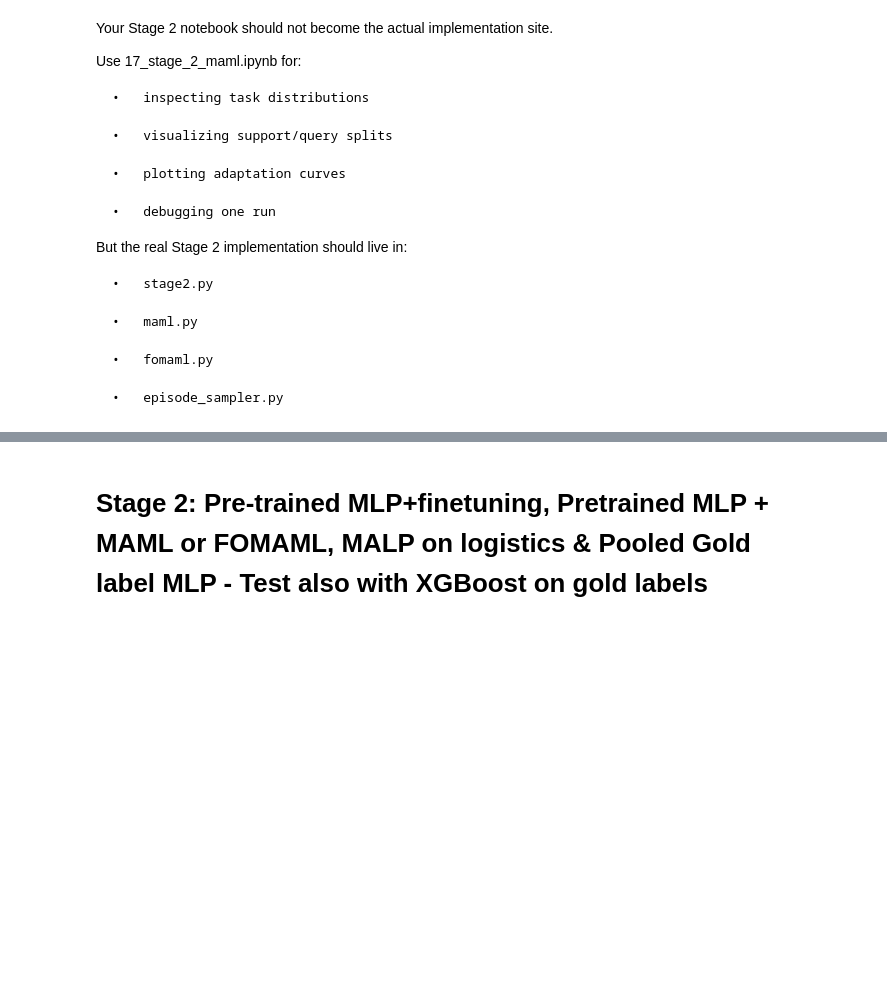
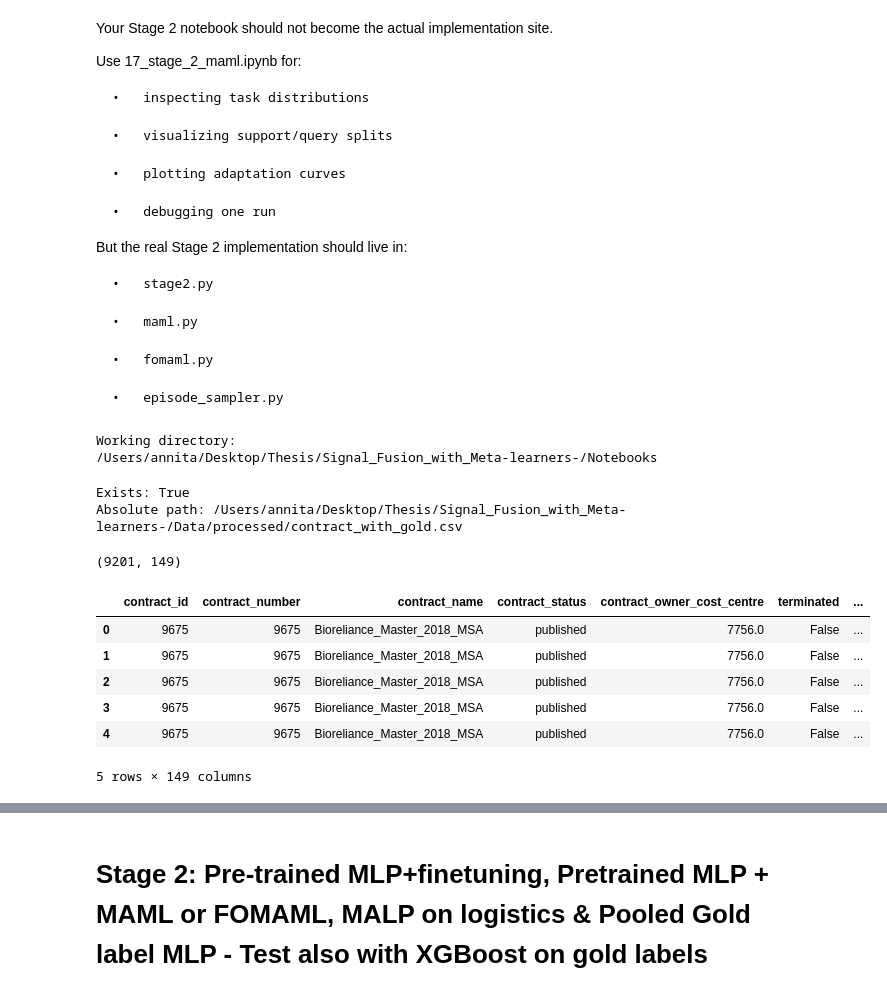
Before and after one commit to ThomasRoennebek/Signal_Fusion_with_Meta-learners-, a Jupyter notebook: notebooks/17_stage_2_maml.ipynb, the cells around one changed output, grey strips where cells are left out. Saved outputs shown, nothing was run; the diff lists cells and outputs as text; code cells hidden in the pictures; blank space fills up the shorter version.

```diff
--- a/notebooks/17_stage_2_maml.ipynb
+++ b/notebooks/17_stage_2_maml.ipynb
@@ -20,3 +20,39 @@ But the real Stage 2 implementation should live in:
 	•	fomaml.py
 
 	•	episode_sampler.py
+# %%
+import os
+
+print("Working directory:")
+print(os.getcwd())
+# %% [output]
+Working directory:
+/Users/annita/Desktop/Thesis/Signal_Fusion_with_Meta-learners-/Notebooks
+# %%
+import os
+
+path = "../Data/processed/contract_with_gold.csv"
+
+print("Exists:", os.path.exists(path))
+print("Absolute path:", os.path.abspath(path))
+# %% [output]
+Exists: True
+Absolute path: /Users/annita/Desktop/Thesis/Signal_Fusion_with_Meta-learners-/Data/processed/contract_with_gold.csv
+# %%
+import pandas as pd
+
+df_contract_with_gold = pd.read_csv(
+    "../Data/processed/contract_with_gold.csv"
+)
+
+print(df_contract_with_gold.shape)
+df_contract_with_gold.head()
+# %% [output]
+(9201, 149)
+|  | contract_id | contract_number | contract_name | contract_status | contract_owner_cost_centre | terminated | ... |
+| 0 | 9675 | 9675 | Bioreliance_Master_2018_MSA | published | 7756.0 | False | ... |
+| 1 | 9675 | 9675 | Bioreliance_Master_2018_MSA | published | 7756.0 | False | ... |
+| 2 | 9675 | 9675 | Bioreliance_Master_2018_MSA | published | 7756.0 | False | ... |
+| 3 | 9675 | 9675 | Bioreliance_Master_2018_MSA | published | 7756.0 | False | ... |
+| 4 | 9675 | 9675 | Bioreliance_Master_2018_MSA | published | 7756.0 | False | ... |
+5 rows × 149 columns
```
Also changed, not shown: parts of 30 cells of this notebook, 8 other files.
